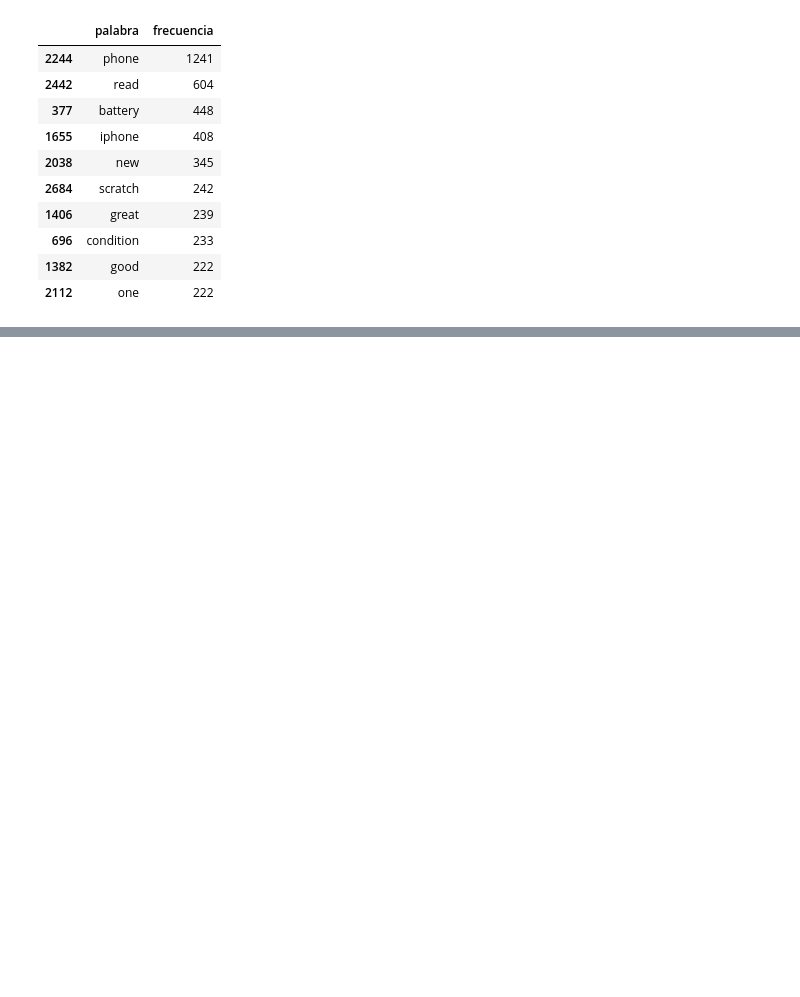
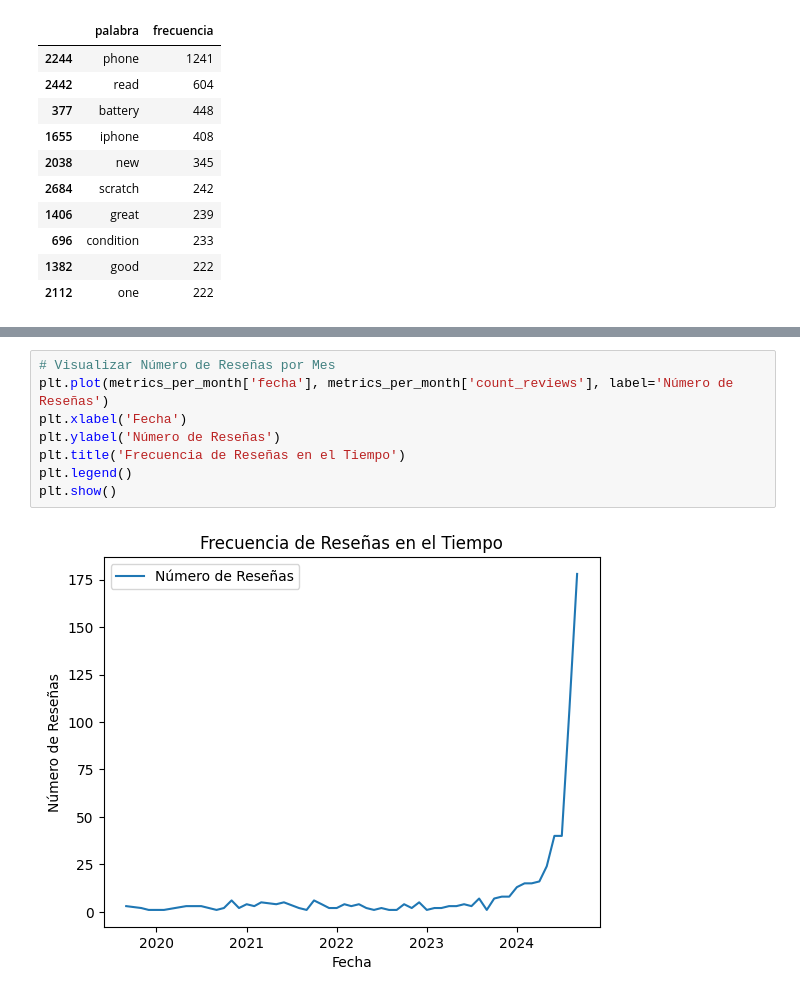
Before and after one commit to HugoFraile7/ProyectoDDCGrupoA, a Jupyter notebook: entrega_3/mineria_preparacion_series.ipynb, the cells around one changed output, grey strips where cells are left out. Cells and saved outputs as stored; diff of their text form; blank space fills up the shorter version.

```diff
--- a/entrega_3/mineria_preparacion_series.ipynb
+++ b/entrega_3/mineria_preparacion_series.ipynb
@@ -139,0 +168,10 @@ word_freq.head(10)
+# %%
+# Visualizar Número de Reseñas por Mes
+plt.plot(metrics_per_month['fecha'], metrics_per_month['count_reviews'], label='Número de Reseñas')
+plt.xlabel('Fecha')
+plt.ylabel('Número de Reseñas')
+plt.title('Frecuencia de Reseñas en el Tiempo')
+plt.legend()
+plt.show()
+# %% [output]
+[figure, added]
```
Also changed, not shown: parts of 8 cells of this notebook.
